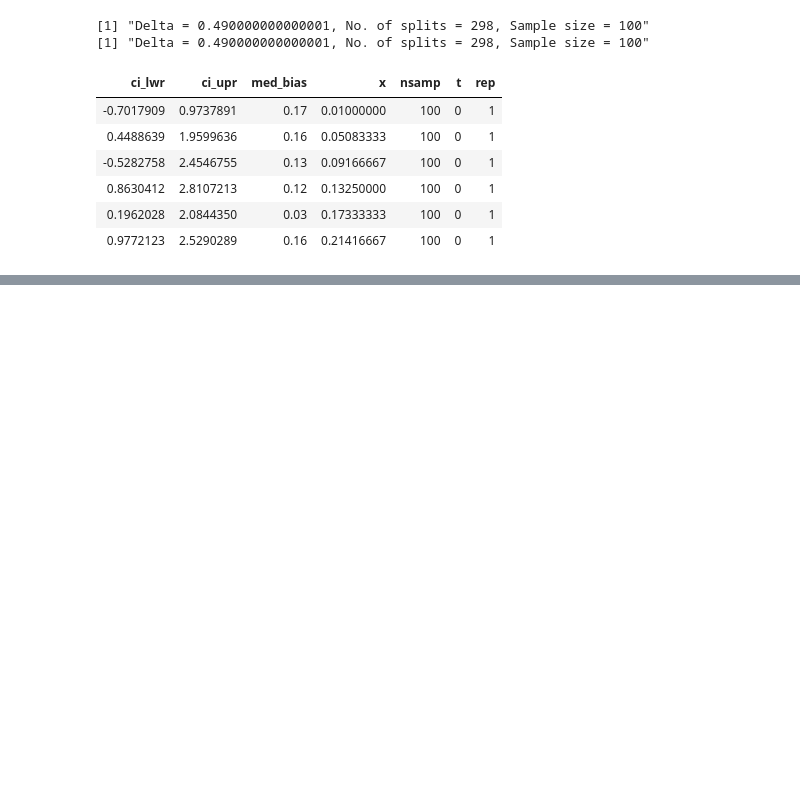
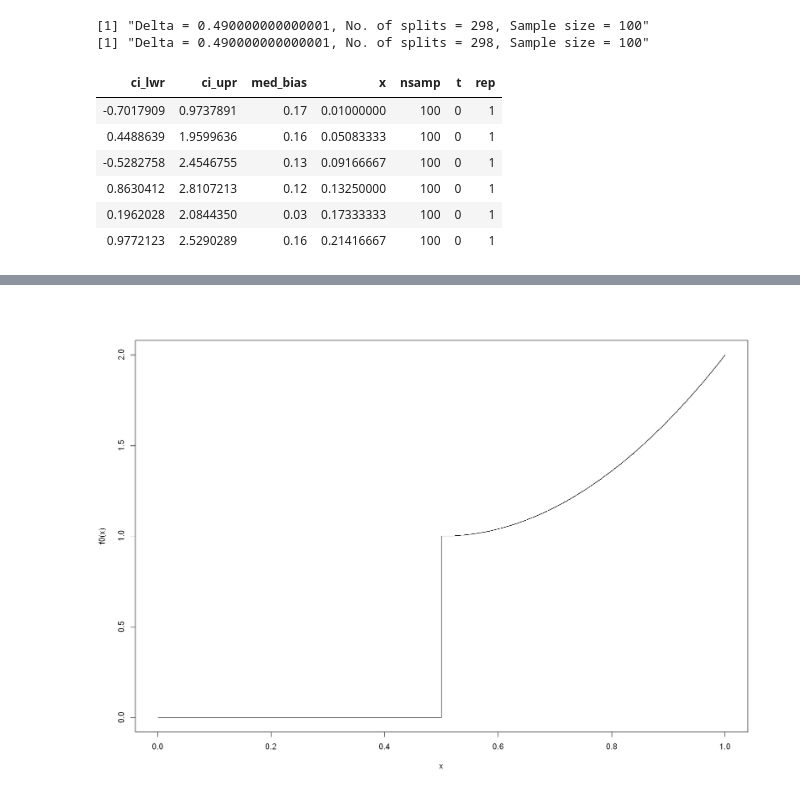
Before and after one commit to Arun-Kuchibhotla/HulC, a Jupyter notebook: R/Adaptive, Unimodal HulC for Monotone Regression.ipynb, the cells around one changed output, grey strips where cells are left out. Drawn from its saved outputs; the diff is of its cells as text; code cells hidden in the pictures; blank space fills up the shorter version.

```diff
--- a/R/Adaptive, Unimodal HulC for Monotone Regression.ipynb
+++ b/R/Adaptive, Unimodal HulC for Monotone Regression.ipynb
@@ -440,0 +316,6 @@ grid.arrange(g1,g2, ncol = 1)
+# %%
+f0 <- function(x){ -1*(x<=.5)+ ((x-.5)/.5)^2*(x>.5)+1 }
+xseq <- sort(runif(10000, 0, 1))
+plot(xseq, f0(xseq), type = 's', xlab = "x", ylab = "f0(x)")
+# %% [output]
+[figure, added]
```
Also changed, not shown: parts of 23 cells of this notebook.
